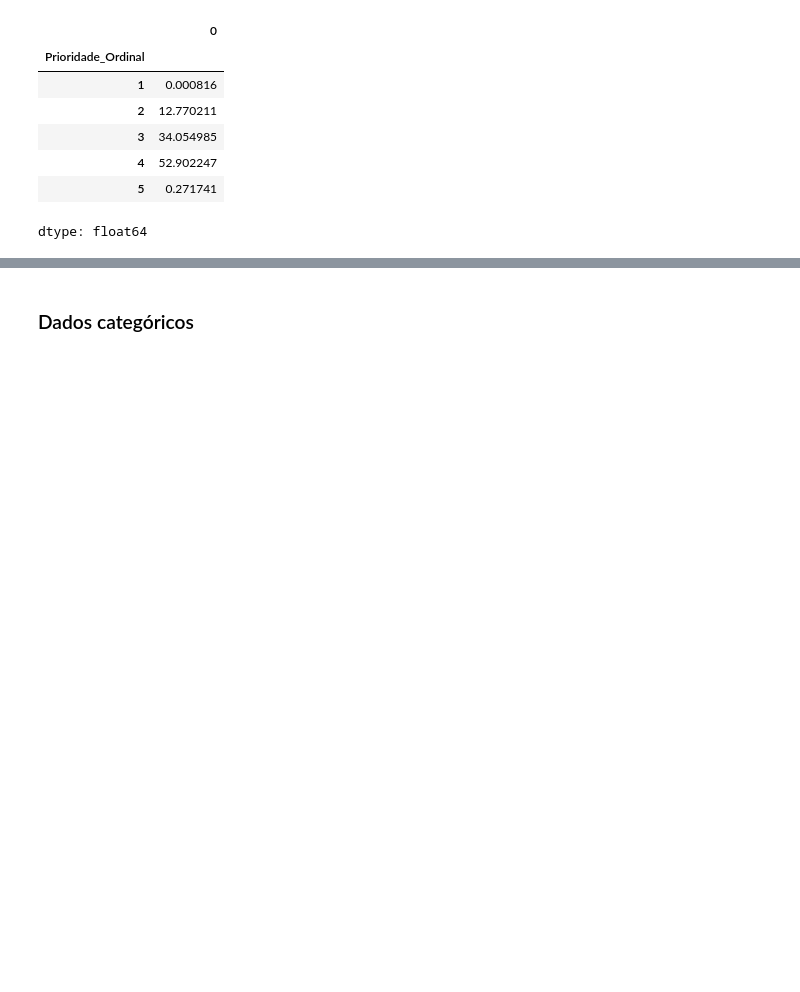
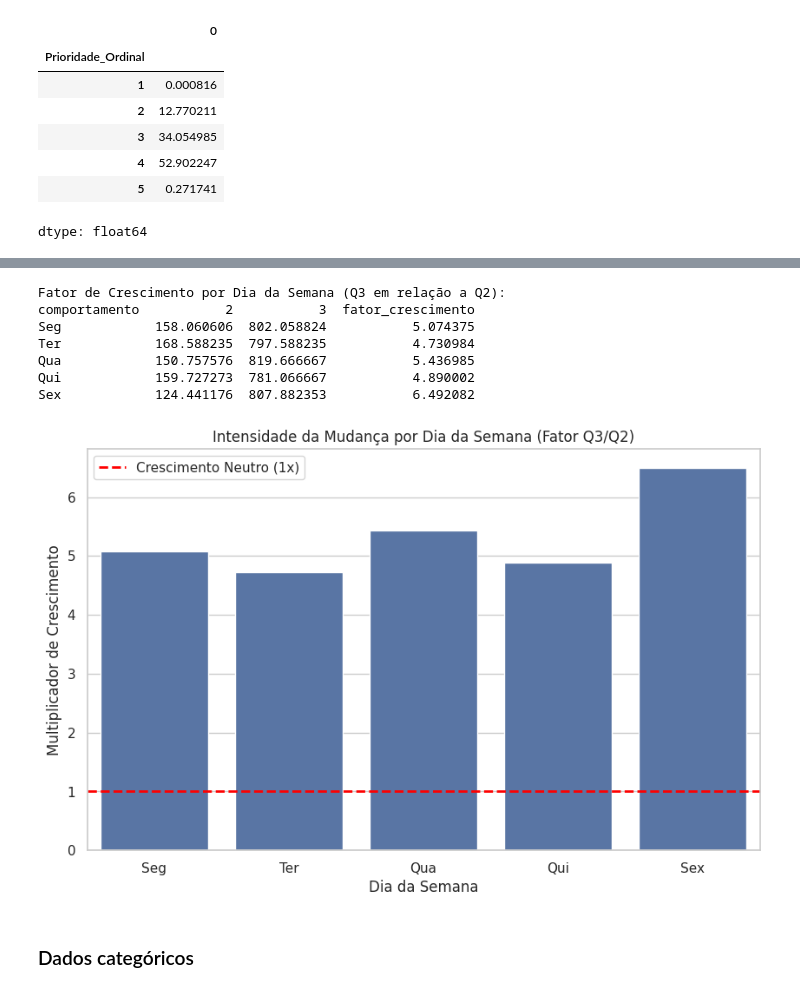
Before and after one commit to jffdevbr/challenge_locaweb, a Jupyter notebook: notebooks/data_exploration_pandas_version.ipynb, the cells around one changed output, grey strips where cells are left out. Cells and saved outputs as stored; diff of their text form; code cells hidden in the pictures; blank space fills up the shorter version.

```diff
--- a/notebooks/data_exploration_pandas_version.ipynb
+++ b/notebooks/data_exploration_pandas_version.ipynb
@@ -422,3 +680,42 @@ max(df_diario['total_incidentes'])
+# %%
+# Comparando dias úteis da semana
+df_uteis = df_diario[(df_diario['comportamento'].isin([2, 3])) & (df_diario['dia_util'] == 1)].copy()
+
+df_taxa_uteis = df_uteis.groupby(['comportamento', 'dia_semana'])['total_incidentes'].mean().reset_index()
+
+df_pivot_uteis = df_taxa_uteis.pivot(index='dia_semana', columns='comportamento', values='total_incidentes')
+
+df_pivot_uteis['fator_crescimento'] = df_pivot_uteis[3] / df_pivot_uteis[2]
+
+df_pivot_uteis.index = ['Seg', 'Ter', 'Qua', 'Qui', 'Sex']
+print("Fator de Crescimento por Dia da Semana (Q3 em relação a Q2):")
+print(df_pivot_uteis)
+
+plt.figure(figsize=(10, 6))
+
+# Plotando as barras
+sns.barplot(
+    x=df_pivot_uteis.index,
+    y=df_pivot_uteis['fator_crescimento']
+)
+
+# Adicionando uma linha horizontal no 1.0 (que representa estabilidade)
+plt.axhline(1, color='red', linestyle='--', linewidth=2, label='Crescimento Neutro (1x)')
+
+plt.title("Intensidade da Mudança por Dia da Semana (Fator Q3/Q2)")
+plt.ylabel("Multiplicador de Crescimento")
+plt.xlabel("Dia da Semana")
+plt.legend()
+plt.show()
+# %% [output]
+Fator de Crescimento por Dia da Semana (Q3 em relação a Q2):
+comportamento           2           3  fator_crescimento
+Seg            158.060606  802.058824           5.074375
+Ter            168.588235  797.588235           4.730984
+Qua            150.757576  819.666667           5.436985
+Qui            159.727273  781.066667           4.890002
+Sex            124.441176  807.882353           6.492082
+[figure, added]
 # %%
 sns.histplot(dados, kde=True, color='purple')
 plt.title('Distribuição de Idades')
```
Also changed, not shown: parts of 61 cells of this notebook.
